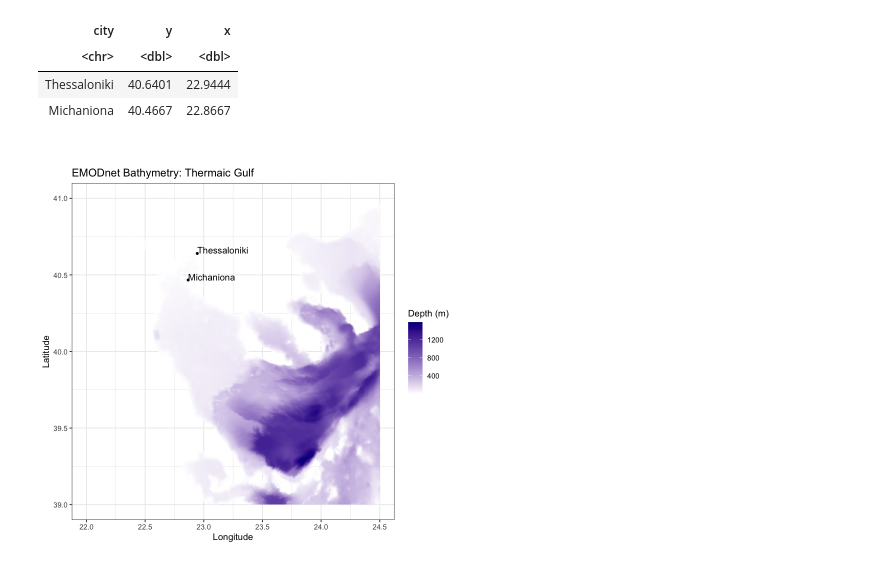
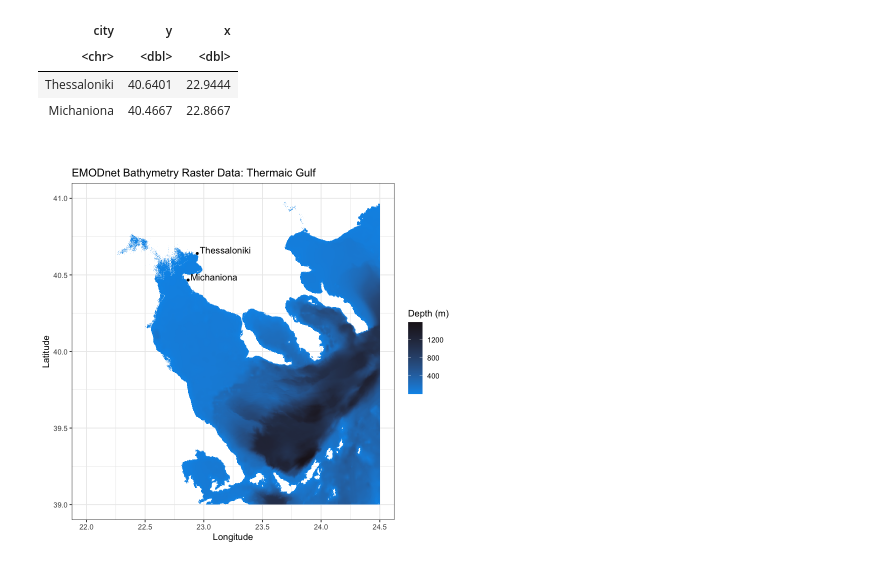
Before and after one commit to johnmays/bathymetric-data-vis, a Jupyter notebook: wcs_data_fetch_test.ipynb, the cells around one changed output. Drawn from its saved outputs; the diff is of its cells as text; code cells hidden in the pictures.

Commit message:
changed colrs & titles for output figure

```diff
--- a/wcs_data_fetch_test.ipynb
+++ b/wcs_data_fetch_test.ipynb
@@ -78,15 +78,15 @@ A data.frame: 2 × 3
 # %%
 map <- ggplot(aes(x = x, y = y, z = emodnet.mean_img), data = bathy) +
   geom_tile(data = bathy, aes(fill = emodnet.mean_img)) +
   geom_point(data = city_coords, aes(x, y), size = 1, inherit.aes = FALSE) +
   geom_text(data = city_coords, aes(x, y, label = city), inherit.aes = FALSE,
-            hjust = 0, vjust = 0) +
-  scale_fill_gradient(low = "white", high = "darkblue", name = "Depth (m)") +
+            hjust = -0.05, vjust = 0) +
+  scale_fill_gradient(low = "#0097ea", high = "#1f1820", name = "Depth (m)") +
   coord_quickmap(xlim = range(xmin, xmax), ylim = range(ymin, ymax)) +
-  ggtitle("EMODnet Bathymetry: Thermaic Gulf") +
+  ggtitle("EMODnet Bathymetry Raster Data: Thermaic Gulf") +
   xlab("Longitude") +
   ylab("Latitude") +
   theme_bw()
 map
 # %% [output]
-[figure, old version]
+[figure, new version]
```
